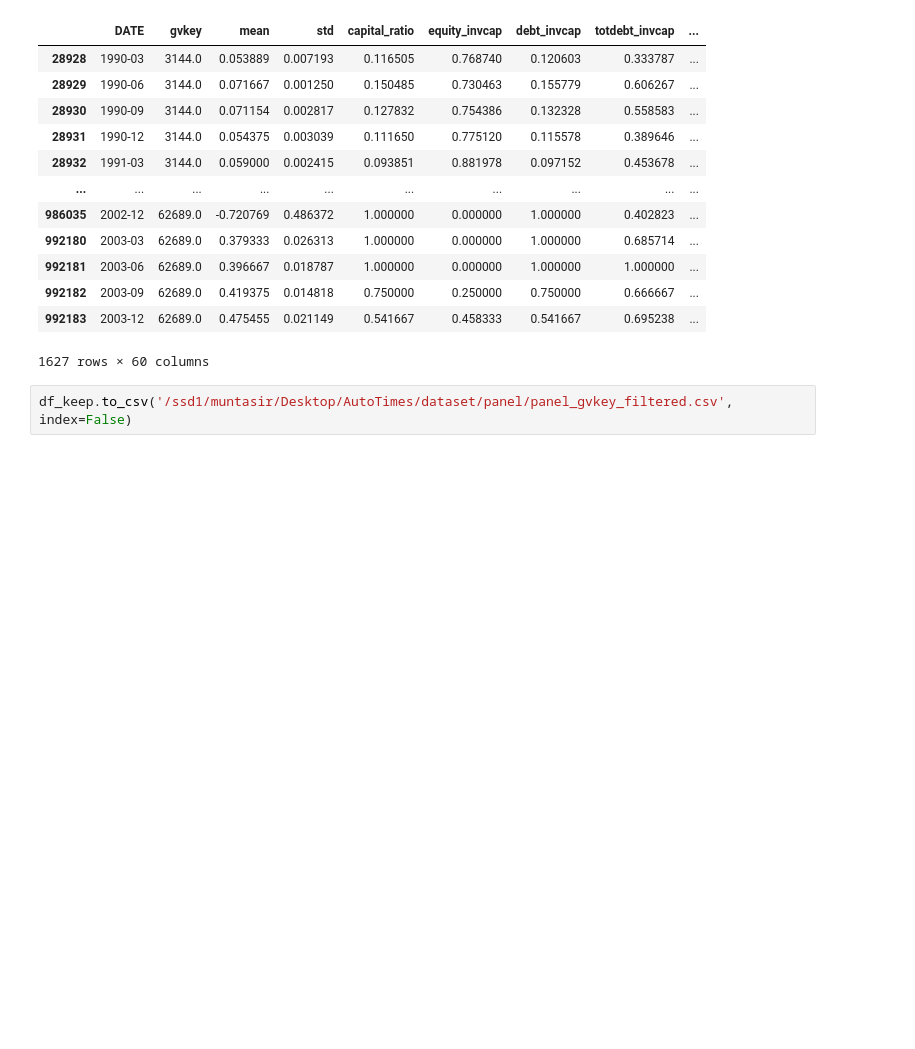
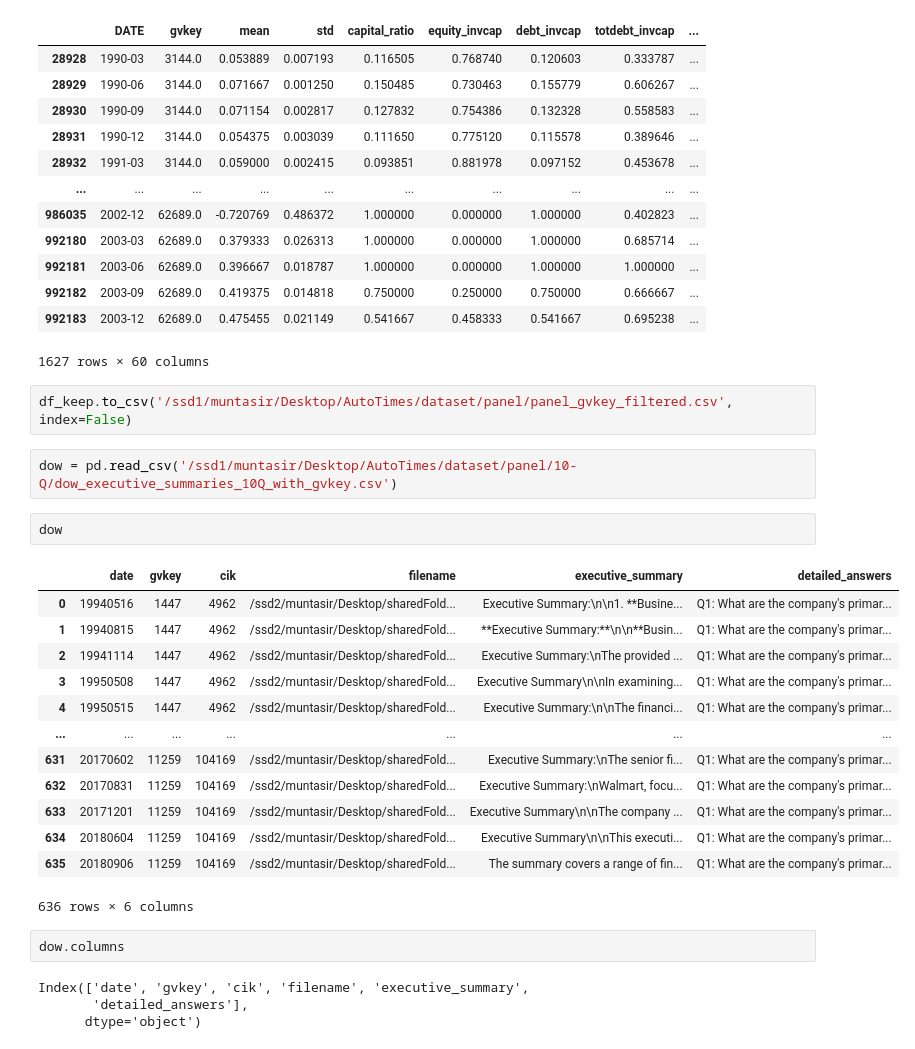
Before and after one commit to MuntasirTiash/AutoTimes_EPS, a Jupyter notebook: debug.ipynb, the cells around one changed output. Cells and saved outputs as stored; diff of their text form; blank space fills up the shorter version.

```diff
--- a/debug.ipynb
+++ b/debug.ipynb
@@ -227,3 +227,27 @@ df_keep
 1627 rows × 60 columns
 # %%
 df_keep.to_csv('/ssd1/muntasir/Desktop/AutoTimes/dataset/panel/panel_gvkey_filtered.csv', index=False)
+# %%
+dow = pd.read_csv('/ssd1/muntasir/Desktop/AutoTimes/dataset/panel/10-Q/dow_executive_summaries_10Q_with_gvkey.csv')
+# %%
+dow
+# %% [output]
+|  | date | gvkey | cik | filename | executive_summary | detailed_answers |
+| 0 | 19940516 | 1447 | 4962 | /ssd2/muntasir/Desktop/sharedFold... | Executive Summary:\n\n1. **Busine... | Q1: What are the company's primar... |
+| 1 | 19940815 | 1447 | 4962 | /ssd2/muntasir/Desktop/sharedFold... | **Executive Summary:**\n\n**Busin... | Q1: What are the company's primar... |
+| 2 | 19941114 | 1447 | 4962 | /ssd2/muntasir/Desktop/sharedFold... | Executive Summary:\nThe provided ... | Q1: What are the company's primar... |
+| 3 | 19950508 | 1447 | 4962 | /ssd2/muntasir/Desktop/sharedFold... | Executive Summary\n\nIn examining... | Q1: What are the company's primar... |
+| 4 | 19950515 | 1447 | 4962 | /ssd2/muntasir/Desktop/sharedFold... | Executive Summary:\n\nThe financi... | Q1: What are the company's primar... |
+| ... | ... | ... | ... | ... | ... | ... |
+| 631 | 20170602 | 11259 | 104169 | /ssd2/muntasir/Desktop/sharedFold... | Executive Summary:\nThe senior fi... | Q1: What are the company's primar... |
+| 632 | 20170831 | 11259 | 104169 | /ssd2/muntasir/Desktop/sharedFold... | Executive Summary:\nWalmart, focu... | Q1: What are the company's primar... |
+| 633 | 20171201 | 11259 | 104169 | /ssd2/muntasir/Desktop/sharedFold... | Executive Summary\n\nThe company ... | Q1: What are the company's primar... |
+| 634 | 20180604 | 11259 | 104169 | /ssd2/muntasir/Desktop/sharedFold... | Executive Summary\n\nThis executi... | Q1: What are the company's primar... |
+| 635 | 20180906 | 11259 | 104169 | /ssd2/muntasir/Desktop/sharedFold... | The summary covers a range of fin... | Q1: What are the company's primar... |
+636 rows × 6 columns
+# %%
+dow.columns
+# %% [output]
+Index(['date', 'gvkey', 'cik', 'filename', 'executive_summary',
+       'detailed_answers'],
+      dtype='object')
```
Also changed, not shown: 1 other file.
